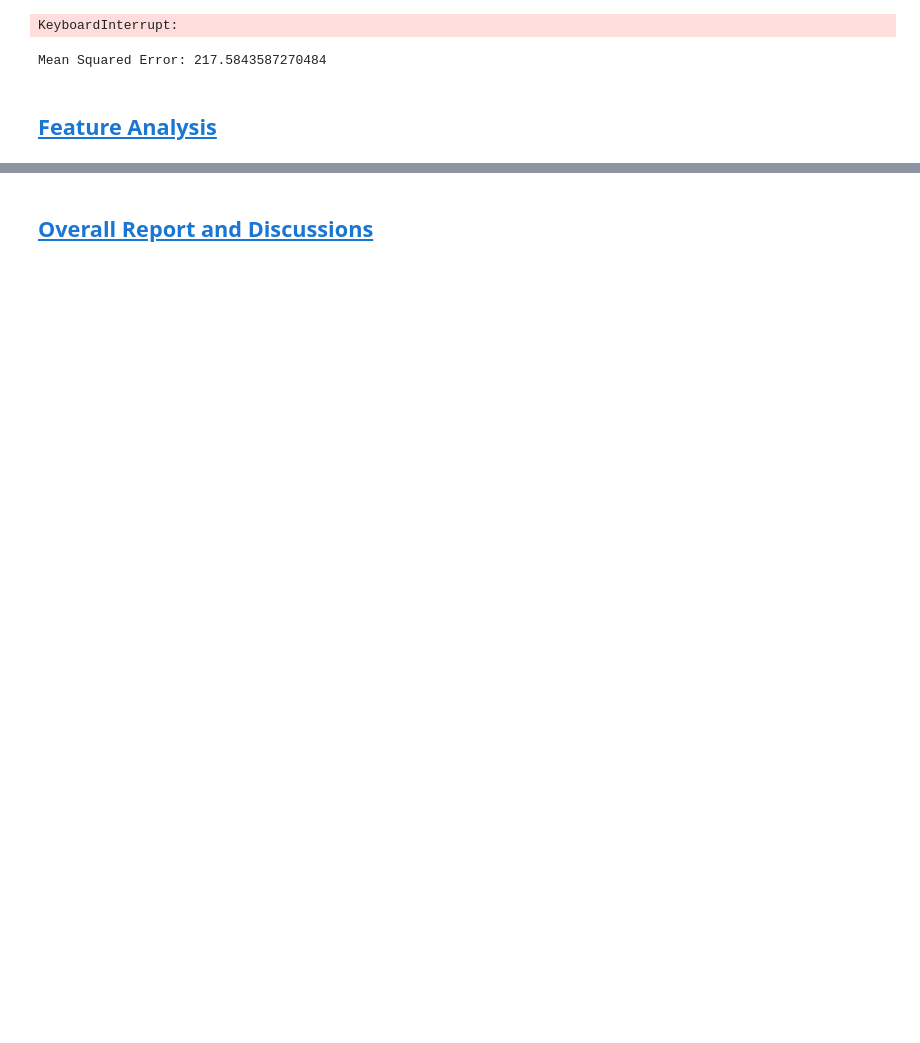
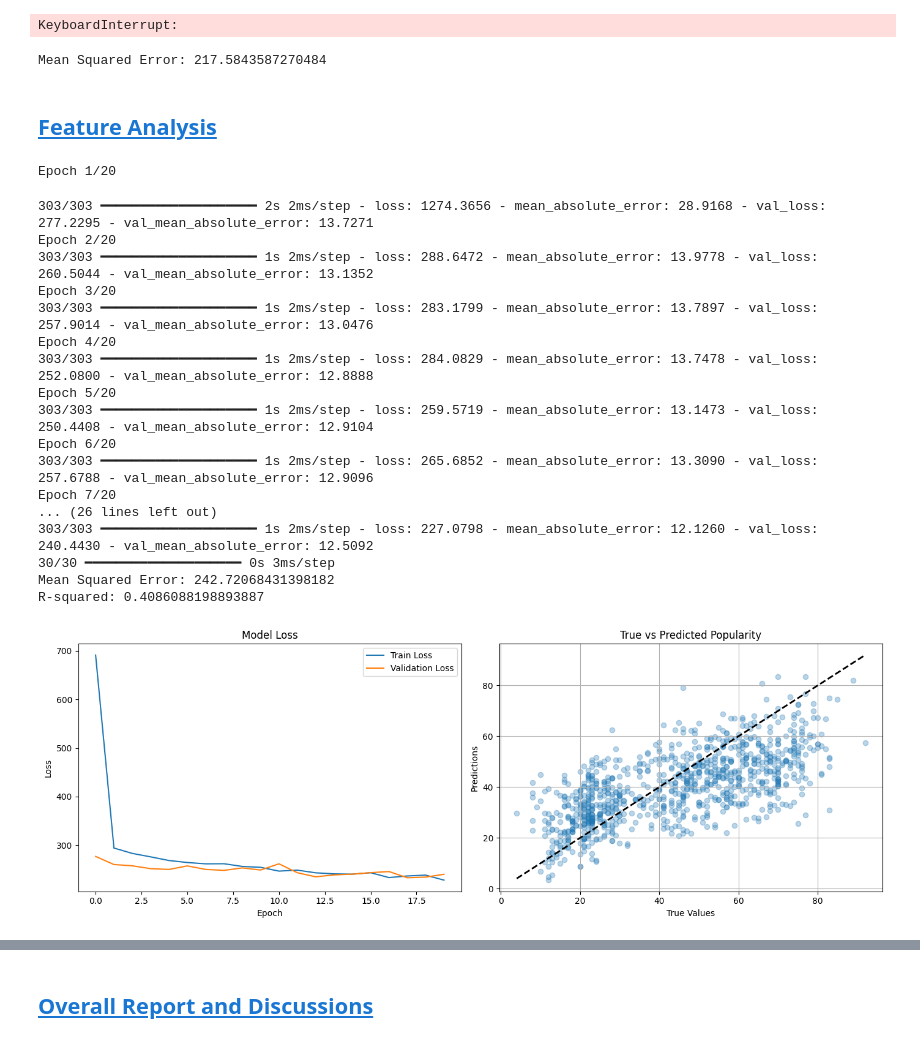
Before and after one commit to Hadi-loo/Introduction-to-Data-Science-Course, a Jupyter notebook: Final Project/Phase 2/NN.ipynb, the cells around one changed output, grey strips where cells are left out. Drawn from its saved outputs; the diff is of its cells as text; code cells hidden in the pictures; blank space fills up the shorter version.

```diff
--- a/Final Project/Phase 2/NN.ipynb
+++ b/Final Project/Phase 2/NN.ipynb
@@ -286,5 +305,5 @@ memory usage: 2.8 MB
 # %%
-pca = PCA(n_components=0.9, random_state=31)
+pca = PCA(n_components=0.95, random_state=31)
 X_reduced = pca.fit_transform(X)
 pca.explained_variance_ratio_
 X_reduced_df = pd.DataFrame(X_reduced, columns=[f'PC{i}' for i in range(1, X_reduced.shape[1] + 1)])
@@ -355,2 +371,4 @@ for col in non_numeric_cols:
+# %%
+X_train_reduced, X_test_reduced , y_train_reduced, y_test_reduced = train_test_split(X_reduced_df, y, test_size=0.2, random_state=42)
 # %% [markdown]
 ## <a id="toc9_"></a>[Evaluation Metric](#toc0_)
@@ -628,3 +746,37 @@ print("Mean Squared Error:", mse)
 Mean Squared Error: 217.5843587270484
 # %% [markdown]
 ## <a id="toc11_"></a>[Feature Analysis](#toc0_)
+# %%
+NN_model = Sequential([
+    Dense(128, activation='relu', input_shape=(X_train_reduced.shape[1],)),
+    Dropout(0.2),
+    Dense(64, activation='relu'),
+    Dropout(0.2),
+    Dense(32, activation='relu'),
+    Dense(1)
+])
+
+NN_model.compile(optimizer='adam',
+              loss='mean_squared_error',
+              metrics=['mean_absolute_error'])
+evaluate_model(NN_model, X_train_reduced, y_train_reduced, X_test_reduced, y_test_reduced)
+# %% [output]
+Epoch 1/20
+303/303 ━━━━━━━━━━━━━━━━━━━━ 2s 2ms/step - loss: 1274.3656 - mean_absolute_error: 28.9168 - val_loss: 277.2295 - val_mean_absolute_error: 13.7271
+Epoch 2/20
+303/303 ━━━━━━━━━━━━━━━━━━━━ 1s 2ms/step - loss: 288.6472 - mean_absolute_error: 13.9778 - val_loss: 260.5044 - val_mean_absolute_error: 13.1352
+Epoch 3/20
+303/303 ━━━━━━━━━━━━━━━━━━━━ 1s 2ms/step - loss: 283.1799 - mean_absolute_error: 13.7897 - val_loss: 257.9014 - val_mean_absolute_error: 13.0476
+Epoch 4/20
+303/303 ━━━━━━━━━━━━━━━━━━━━ 1s 2ms/step - loss: 284.0829 - mean_absolute_error: 13.7478 - val_loss: 252.0800 - val_mean_absolute_error: 12.8888
+Epoch 5/20
+303/303 ━━━━━━━━━━━━━━━━━━━━ 1s 2ms/step - loss: 259.5719 - mean_absolute_error: 13.1473 - val_loss: 250.4408 - val_mean_absolute_error: 12.9104
+Epoch 6/20
+303/303 ━━━━━━━━━━━━━━━━━━━━ 1s 2ms/step - loss: 265.6852 - mean_absolute_error: 13.3090 - val_loss: 257.6788 - val_mean_absolute_error: 12.9096
+Epoch 7/20
+... (26 lines left out)
+303/303 ━━━━━━━━━━━━━━━━━━━━ 1s 2ms/step - loss: 227.0798 - mean_absolute_error: 12.1260 - val_loss: 240.4430 - val_mean_absolute_error: 12.5092
+30/30 ━━━━━━━━━━━━━━━━━━━━ 0s 3ms/step
+Mean Squared Error: 242.72068431398182
+R-squared: 0.4086088198893887
+[figure, added]
```
Also changed, not shown: parts of 25 cells of this notebook.
